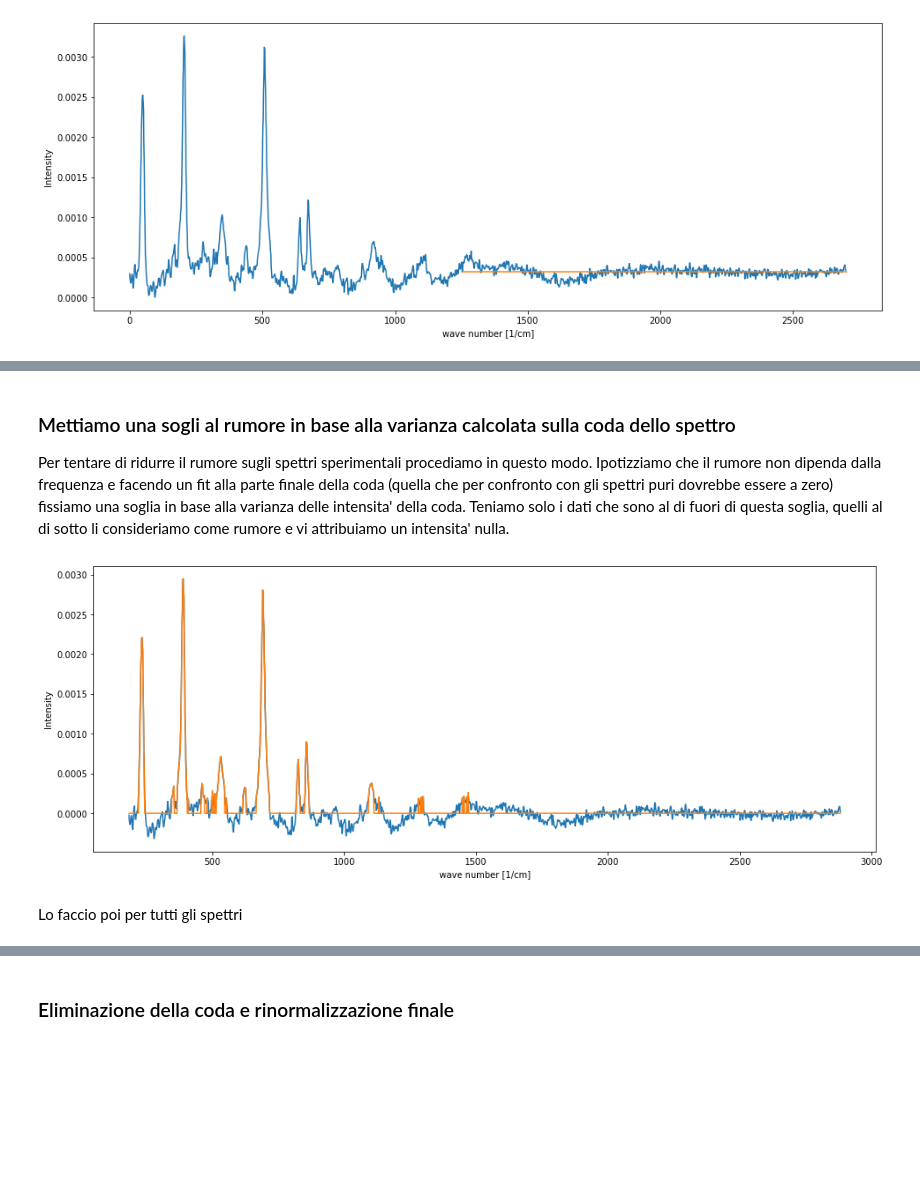
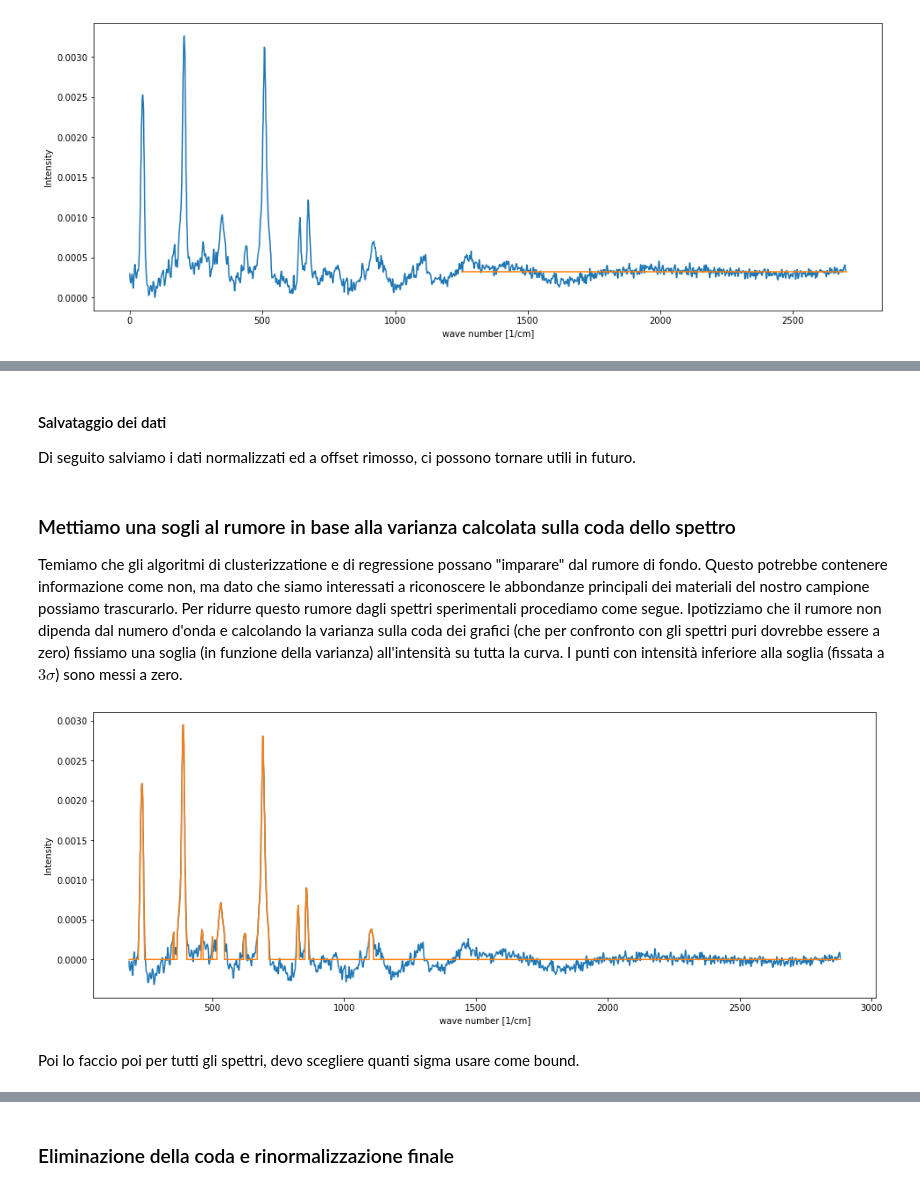
Before and after one commit to FabioBrugnara/repo_raman_4exam, a Jupyter notebook: notebooks/EDA.ipynb, the cells around one changed output, grey strips where cells are left out. Drawn from its saved outputs; the diff is of its cells as text; code cells hidden in the pictures; blank space fills up the shorter version.

```diff
--- a/notebooks/EDA.ipynb
+++ b/notebooks/EDA.ipynb
@@ -100,4 +108,5 @@ for i in pure_material_names:
 raman_plot()
 for i in range(len(pure_material_names)):
     plt.plot(pure_materials[pure_material_names[i]+'_wn'],pure_materials[pure_material_names[i]+'_I'])
+    plt.plot([1230,1230],[-0.004,0.08])
 # %% [output]
@@ -202,2 +208,5 @@ L'intensita' degli spettri sperimentali per frequenze elevate non va a zero, ipo
 # %%
-wn_soglia=1250
+wn_soglia=1250 #da dove inizia la coda
+for i in enumerate(data_bkg.wn):
+    if wn_soglia==i[1]:
+        element_soglia=i[0] #è l'elemento di soglia, legato al numero d'onda di soglia
@@ -207,8 +214,7 @@ wn_soglia=1250
 raman_plot()
 sample='r4c7' #il sample su cui faccio gli esempi
 data_bkg[sample].plot()
-offset=data_bkg[sample][wn_soglia::].mean()
-sigma=data_bkg[sample][wn_soglia::].std() #calcolo la std che mi serve dopo
+offset=data_bkg[sample][element_soglia::].mean()
 
 plt.plot([wn_soglia,2700],[offset,offset]);
 # %% [output]
@@ -218,4 +224,4 @@ Implementiamo il procedimento su tutti i sample
 # %%
 for temp in names[1::]:
-    offset=data_bkg[temp][wn_soglia::].mean()
+    offset=data_bkg[temp][element_soglia::].mean()
     data_bkg[temp]=data_bkg[temp]-offset
@@ -221,0 +236,3 @@ for temp in names[1::]:
+# %% [markdown]
+#### Salvataggio dei dati
+Di seguito salviamo i dati normalizzati ed a offset rimosso, ci possono tornare utili in futuro.
@@ -222,21 +241,23 @@ for temp in names[1::]:
 # %% [markdown]
 ### Mettiamo una sogli al rumore in base alla varianza calcolata sulla coda dello spettro
 
-Per tentare di ridurre il rumore sugli spettri sperimentali procediamo in questo modo.
-Ipotizziamo che il rumore non dipenda dalla frequenza e facendo un fit alla parte finale della coda (quella che per confronto con gli spettri puri dovrebbe essere a zero) fissiamo una soglia in base alla varianza delle intensita' della coda. Teniamo solo i dati che sono al di fuori di questa soglia, quelli al di sotto li consideriamo come rumore e vi attribuiamo un intensita' nulla.
+Temiamo che gli algoritmi di clusterizzatione e di regressione possano "imparare" dal rumore di fondo. Questo potrebbe contenere informazione come non, ma dato che siamo interessati a riconoscere le abbondanze principali dei materiali del nostro campione possiamo trascurarlo. Per ridurre questo rumore dagli spettri sperimentali procediamo come segue.
+Ipotizziamo che il rumore non dipenda dal numero d'onda e calcolando la varianza sulla coda dei grafici (che per confronto con gli spettri puri dovrebbe essere a zero) fissiamo una soglia (in funzione della varianza) all'intensità su tutta la curva. I punti con intensità inferiore alla soglia (fissata a $3\sigma$) sono messi a zero.
 # %%
-bound=3*sigma #fisso il bound del rumore a 3 volte il sigma della coda
+sample='r4c7' #il sample su cui faccio gli esempi
+sigma=data_bkg[sample][element_soglia::].std() #calcolo la std
+bound=4*sigma #fisso il bound del rumore a 3 volte il sigma della coda
 y=data_bkg[sample].copy()
+x=data_bkg.wn
 for i in enumerate(y):
     if i[1]<bound:
         y[i[0]]=0
-x=data_bkg.wn
 
 raman_plot()
 plt.plot(data_bkg.wn,data_bkg[sample])
 plt.plot(x,y);
 # %% [output]
-[figure, old version]
+[figure, new version]
 # %% [markdown]
-Lo faccio poi per tutti gli spettri
+Poi lo faccio poi per tutti gli spettri, devo scegliere quanti sigma usare come bound.
 # %%
```
Also changed, not shown: parts of 44 cells of this notebook, 3 other files.
